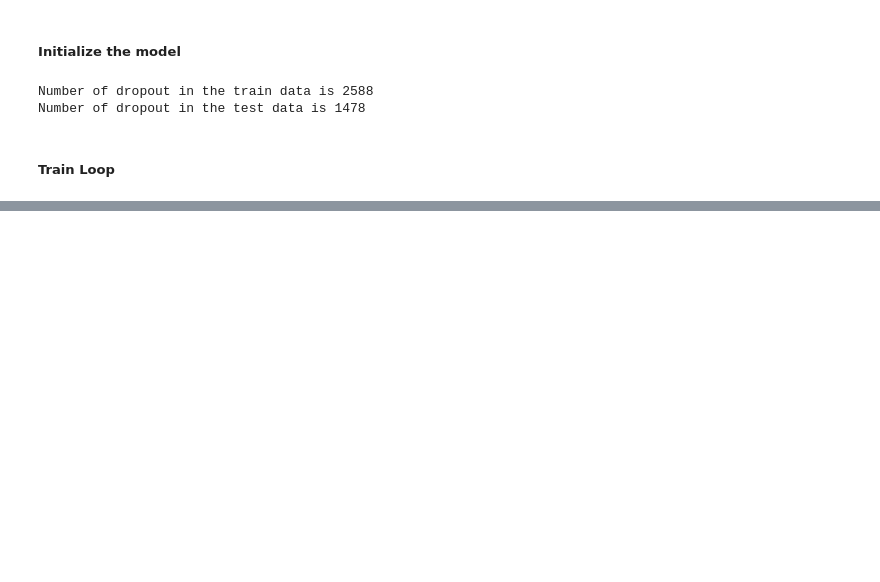
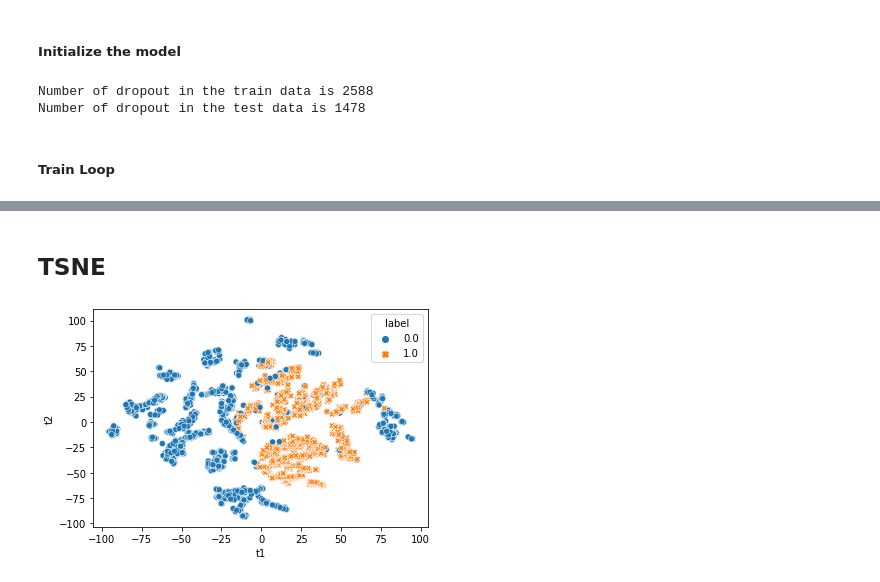
Before and after one commit to RayanAAY-ops/RE-Jodie-Recommander-System, a Jupyter notebook: main.ipynb, the cells around one changed output, grey strips where cells are left out. Saved outputs shown, nothing was run; the diff lists cells and outputs as text; code cells hidden in the pictures; blank space fills up the shorter version.

```diff
--- a/main.ipynb
+++ b/main.ipynb
@@ -145,0 +194,6 @@ model_,U,I,loss_list,valid_loss = train_rodie(t_batch_train,
+# %% [markdown]
+## TSNE
+# %%
+tsne_embedding_users = plot_tsne(data,U,train_interactions,"user_id")
+# %% [output]
+[figure, added]
```
Also changed, not shown: parts of 19 cells of this notebook, 2 other files.
